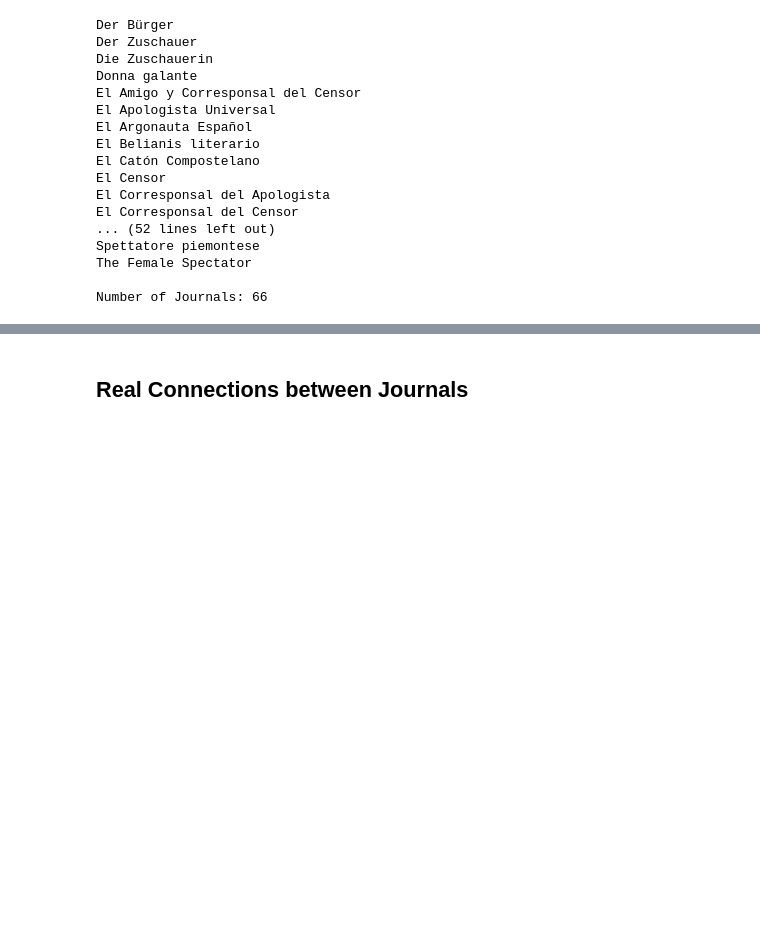
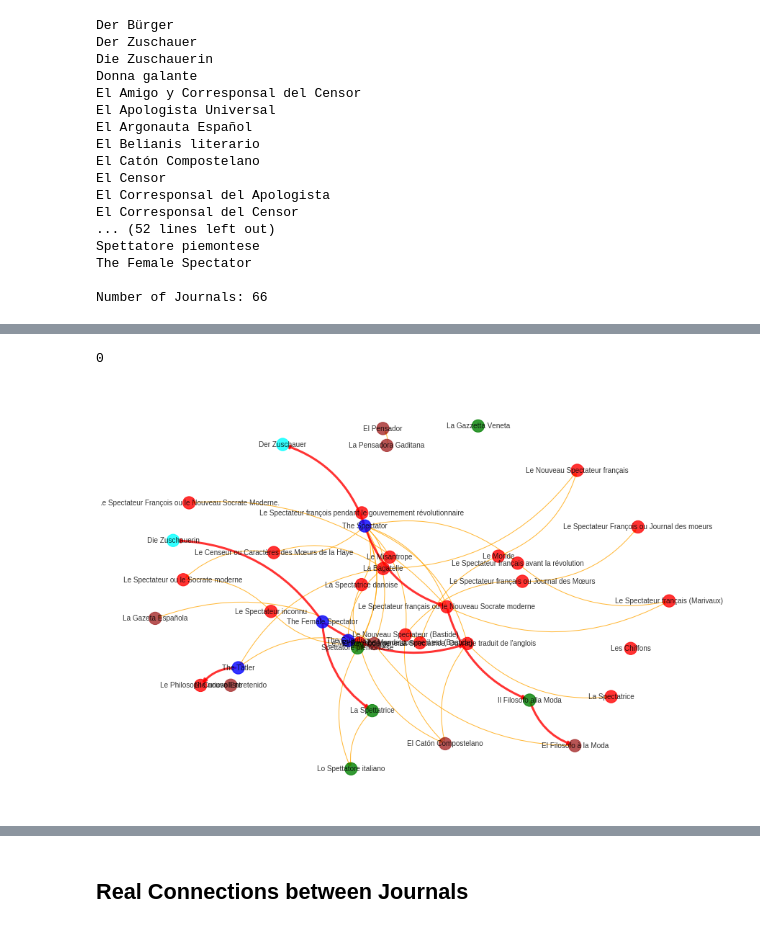
Before and after one commit to distantspectators/DiSpecs, a Jupyter notebook: 02_3_journal_to_journal.ipynb, the cells around one changed output, grey strips where cells are left out. Saved outputs shown, nothing was run; the diff lists cells and outputs as text; code cells hidden in the pictures; blank space fills up the shorter version.

```diff
--- a/02_3_journal_to_journal.ipynb
+++ b/02_3_journal_to_journal.ipynb
@@ -74,5 +76,5 @@ Number of Journals: 66
 # %%
 import csv
 with open('journal_dictionary_200113.csv', mode='r') as infile:
-    reader = csv.reader(infile)
+    reader = csv.reader(infile,delimiter=';')
     mydict = {rows[0]:rows[1] for rows in reader}
@@ -140,7 +160,7 @@ plt.show()
 # %%
 B=nx.MultiDiGraph()
-B.add_nodes_from(G);
-B.add_edges_from(G.edges,color='orange',weight=1);
+B.add_nodes_from(A);
+B.add_edges_from(A.edges,color='orange',weight=1);
 
 B.add_edge('The Spectator','Le Spectateur français ou le Nouveau Socrate moderne',color='red', weight=3)
 B.add_edge('The Spectator','Der Zuschauer',color='red', weight=3)
@@ -154,12 +174,16 @@ B.add_edge('The Female Spectator','La Spettatrice',color='red', weight=3)
 B.add_edge('The Tatler','Le Philosophe nouvelliste',color='red', weight=3)
 
 B.add_edge('The Guardian','Le Mentor moderne',color='red', weight=3)
+# %% [output]
+0
 # %%
 works_to_language=works_df[['journal_title','language']].drop_duplicates()
 works_to_language=works_to_language.append({'journal_title':'The Tatler','language':'English'},ignore_index=True)
 works_to_language=works_to_language.append({'journal_title':'The Guardian','language':'English'},ignore_index=True)
 works_to_language=works_to_language.append({'journal_title':'The Spectator','language':'English'},ignore_index=True)
-
+works_to_language=works_to_language.append({'journal_title':'La Gazeta Española','language':'Spanish; Castilian'},ignore_index=True)
+works_to_language=works_to_language.append({'journal_title':'Le Spectateur François ou Journal des moeurs','language':'French'},ignore_index=True)
+works_to_language=works_to_language.append({'journal_title':'Le Spectateur François ou le Nouveau Socrate Moderne.','language':'French'},ignore_index=True)
 
 language_to_color={'French':'red','English':'blue','Italian':'green','Spanish; Castilian':'brown','German':'cyan'}
 
@@ -168,25 +192,27 @@ works_to_language=works_to_language.replace({'language':language_to_color})
 # %%
 edges = B.edges()
 
 colors = []
 weights = []
 
 for (u,v,attrib_dict) in list(B.edges.data()):
     colors.append(attrib_dict['color'])
     weights.append(attrib_dict['weight'])
 
 node_color=[]
 for n in list(B.nodes):
     node_color.append(works_to_language.loc[works_to_language['journal_title']==n]['language'].values[0])
     B.nodes[n]['color']=works_to_language.loc[works_to_language['journal_title']==n]['language'].values[0]
 
 #nx.set_node_attributes(B, node_color, 'color')
 
 plt.figure(figsize=(12,8))
 pos=nx.spring_layout(B)
 nx.draw(B,pos=pos,with_labels=True,font_size=10,font_color='k',alpha=0.8,edgelist=[],node_color=node_color)
-nx.draw_networkx_edges(B, pos,with_labels=True,font_size=10,font_color='k',node_size=50,edge_color=colors,width=weights,alpha=0.8,connectionstyle='arc3,rad=.25')
+nx.draw_networkx_edges(B, pos,node_size=50,edge_color=colors,width=weights,alpha=0.8,connectionstyle='arc3,rad=.25')
 plt.show()
+# %% [output]
+[figure, added]
 # %%
 A = nx.nx_agraph.to_agraph(G)
 # %%
```
Also changed, not shown: parts of 10 cells of this notebook, 1 other file.
